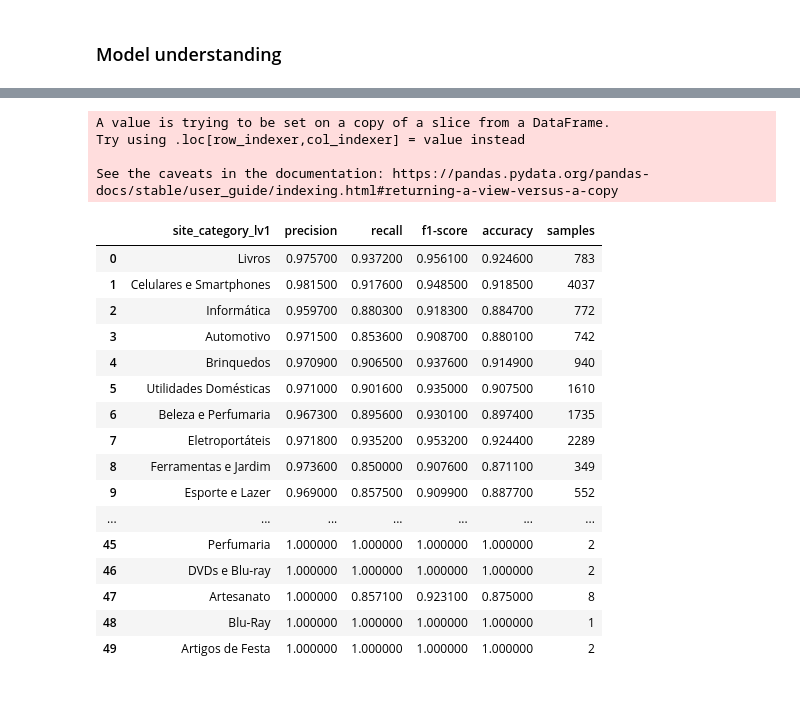
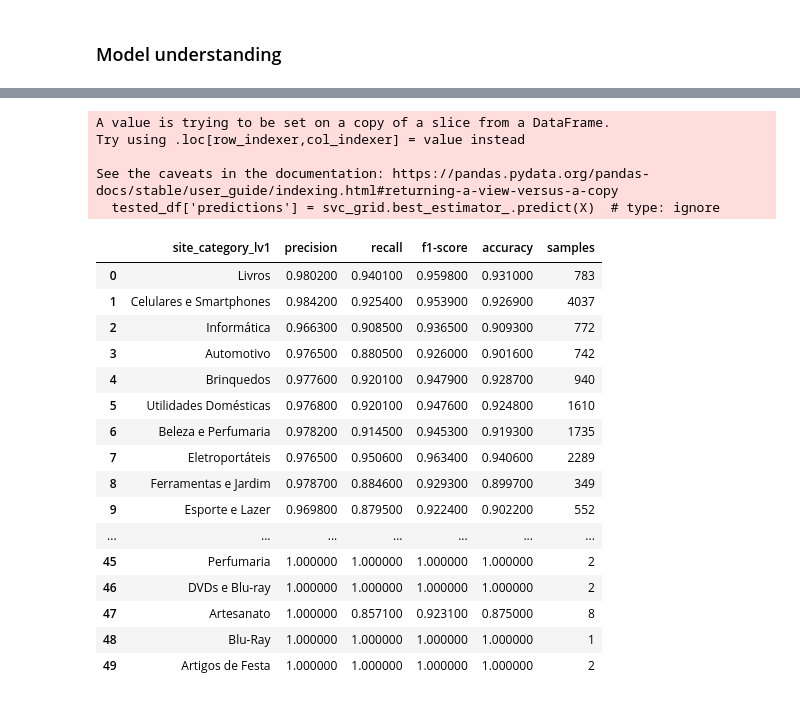
Before and after one commit to gabrielhazeredo/nlp-test-neoway, a Jupyter notebook: analysis/notebooks/modelling.ipynb, the cells around one changed output, grey strips where cells are left out. Cells and saved outputs as stored; diff of their text form; code cells hidden in the pictures.

```diff
--- a/analysis/notebooks/modelling.ipynb
+++ b/analysis/notebooks/modelling.ipynb
@@ -118,9 +122,10 @@ def data_cleaning(df):
 %%time
 
 # Create Feature and Label sets
-df_ml = data_cleaning(df.copy())
-X = df_ml['review_text']
-y = df_ml['recommend_to_a_friend']
+# df_ml = data_cleaning(df.copy())
+# df_ml.to_csv('../data/clean/lemma_orig_index_unicode.csv') # type: ignore
+df_ml = pd.read_csv('../data/clean/lemma_orig_index_unicode.csv')
+df_ml.head(5)   # type: ignore
 
 print(len(df_ml))
 # %% [output]
@@ -460,45 +462,44 @@ f_importances(svc_grid.best_estimator_.named_steps["svc"].coef_[0], svc_grid.bes
 # %%
-# ver score por categorias ou análise assim
-
 def score_by_category(df, X=X_test):
     tested_df = df.iloc[X.index]
     tested_df['predictions'] = svc_grid.best_estimator_.predict(X)  # type: ignore
 
     results_df = pd.DataFrame(columns=['site_category_lv1', 'precision', 'recall', 'f1-score', 'accuracy', 'samples'])
     for category in tested_df['site_category_lv1'].unique():
-        true_values = tested_df[tested_df['site_category_lv1'] == category]['recommend_to_a_friend']
-        predictions = tested_df[tested_df['site_category_lv1'] == category]['predictions']
+        true_values = tested_df[tested_df['site_category_lv1'] == category]['recommend_to_a_friend'].astype(str)
+        predictions = tested_df[tested_df['site_category_lv1'] == category]['predictions'].astype(str)
         if len(predictions) != 0:
             cat_results= pd.Series([category,
                         round(metrics.precision_score(true_values, predictions, pos_label='Yes'), 4),   # type: ignore
                         round(metrics.recall_score(true_values, predictions, pos_label='Yes'),4),   # type: ignore
                         round(metrics.f1_score(true_values, predictions, pos_label='Yes'),4),   # type: ignore
                         round(metrics.accuracy_score(true_values, predictions),4),  # type: ignore
                         len(true_values)], # type: ignore
                         index=['site_category_lv1', 'precision', 'recall', 'f1-score', 'accuracy', 'samples'])
             results_df = pd.concat([results_df, cat_results.to_frame(1).T], ignore_index=True)
 
     return results_df
 
 test_results = score_by_category(df)
 cm = sns.color_palette("RdYlGn", as_cmap=True)
 test_results.style.background_gradient(cmap=cm, subset=['precision', 'recall', 'f1-score', 'accuracy']) # type: ignore
 # %% [output]
 A value is trying to be set on a copy of a slice from a DataFrame.
 Try using .loc[row_indexer,col_indexer] = value instead
 
 See the caveats in the documentation: https://pandas.pydata.org/pandas-docs/stable/user_guide/indexing.html#returning-a-view-versus-a-copy
+  tested_df['predictions'] = svc_grid.best_estimator_.predict(X)  # type: ignore
 |  | site_category_lv1 | precision | recall | f1-score | accuracy | samples |
-| 0 | Livros | 0.975700 | 0.937200 | 0.956100 | 0.924600 | 783 |
-| 1 | Celulares e Smartphones | 0.981500 | 0.917600 | 0.948500 | 0.918500 | 4037 |
-| 2 | Informática | 0.959700 | 0.880300 | 0.918300 | 0.884700 | 772 |
-| 3 | Automotivo | 0.971500 | 0.853600 | 0.908700 | 0.880100 | 742 |
-| 4 | Brinquedos | 0.970900 | 0.906500 | 0.937600 | 0.914900 | 940 |
-| 5 | Utilidades Domésticas | 0.971000 | 0.901600 | 0.935000 | 0.907500 | 1610 |
-| 6 | Beleza e Perfumaria | 0.967300 | 0.895600 | 0.930100 | 0.897400 | 1735 |
-| 7 | Eletroportáteis | 0.971800 | 0.935200 | 0.953200 | 0.924400 | 2289 |
-| 8 | Ferramentas e Jardim | 0.973600 | 0.850000 | 0.907600 | 0.871100 | 349 |
-| 9 | Esporte e Lazer | 0.969000 | 0.857500 | 0.909900 | 0.887700 | 552 |
+| 0 | Livros | 0.980200 | 0.940100 | 0.959800 | 0.931000 | 783 |
+| 1 | Celulares e Smartphones | 0.984200 | 0.925400 | 0.953900 | 0.926900 | 4037 |
+| 2 | Informática | 0.966300 | 0.908500 | 0.936500 | 0.909300 | 772 |
+| 3 | Automotivo | 0.976500 | 0.880500 | 0.926000 | 0.901600 | 742 |
+| 4 | Brinquedos | 0.977600 | 0.920100 | 0.947900 | 0.928700 | 940 |
+| 5 | Utilidades Domésticas | 0.976800 | 0.920100 | 0.947600 | 0.924800 | 1610 |
+| 6 | Beleza e Perfumaria | 0.978200 | 0.914500 | 0.945300 | 0.919300 | 1735 |
+| 7 | Eletroportáteis | 0.976500 | 0.950600 | 0.963400 | 0.940600 | 2289 |
+| 8 | Ferramentas e Jardim | 0.978700 | 0.884600 | 0.929300 | 0.899700 | 349 |
+| 9 | Esporte e Lazer | 0.969800 | 0.879500 | 0.922400 | 0.902200 | 552 |
 | ... | ... | ... | ... | ... | ... | ... |
 | 45 | Perfumaria | 1.000000 | 1.000000 | 1.000000 | 1.000000 | 2 |
 | 46 | DVDs e Blu-ray | 1.000000 | 1.000000 | 1.000000 | 1.000000 | 2 |
```
Also changed, not shown: parts of 26 cells of this notebook, 3 other files.
